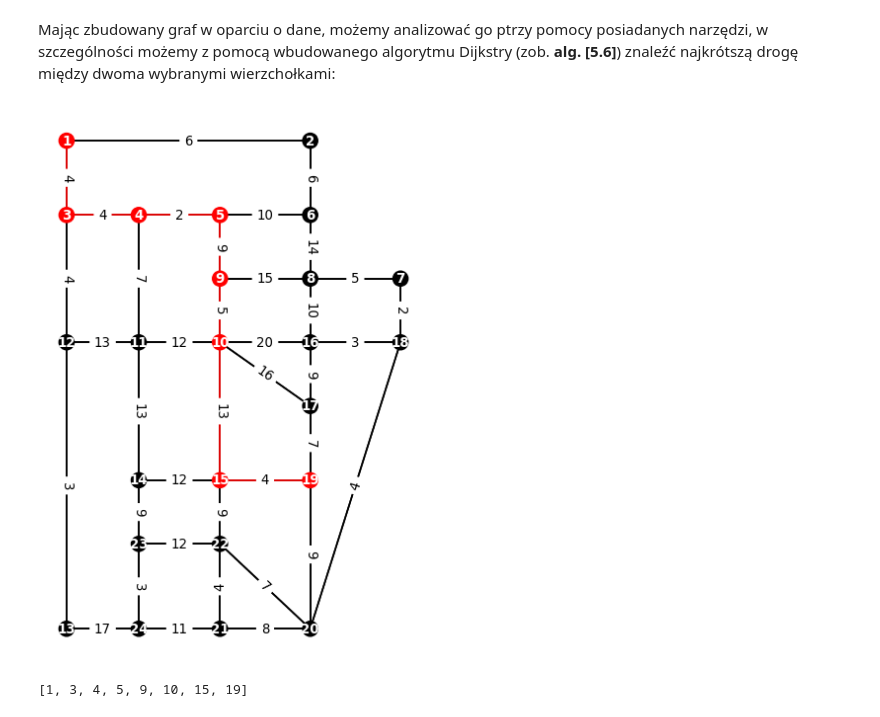
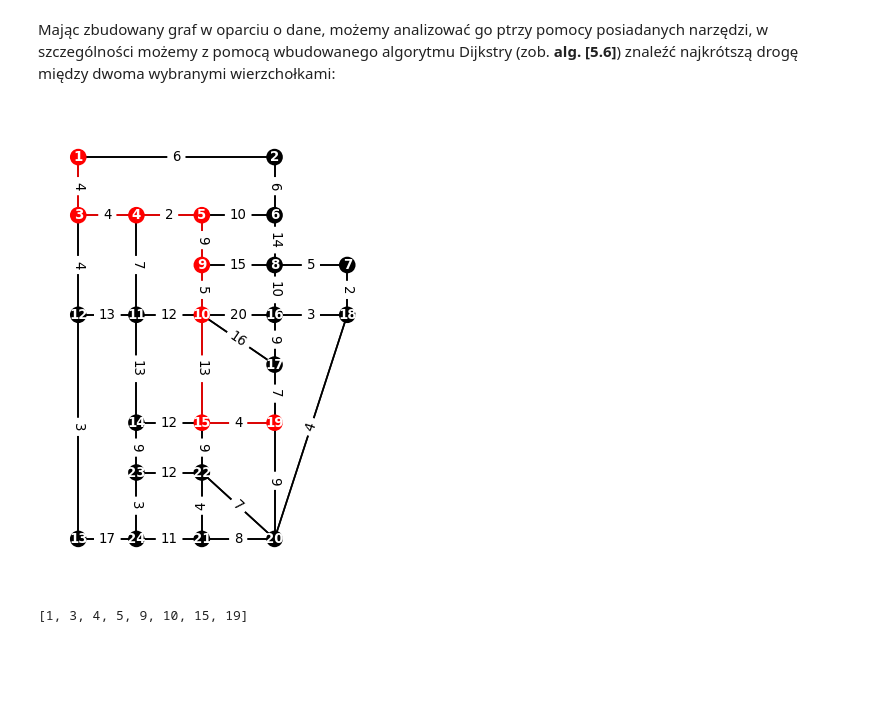
Before and after one commit to bronwojtek/matematyka-dyskretna-python, a Jupyter notebook: md_book/docs/grafy.ipynb, the cells around one changed output. Saved outputs shown, nothing was run; the diff lists cells and outputs as text; code cells hidden in the pictures; blank space fills up the shorter version.

```diff
--- a/md_book/docs/grafy.ipynb
+++ b/md_book/docs/grafy.ipynb
@@ -800,7 +832,7 @@ gdzie $X$ i $Y$ są geograficznymi współrzędnymi. Wczytanie wierzchołków od
 # %%
 S=nx.Graph() # inicjalizacja grafu
 # %%
-f = open("SiouxFalls_node.tntp", "r")
+f = open("SiouxFalls/SiouxFalls_node.tntp", "r")
 line = f.readline()           # opuść pierwszą linię
 line = f.readline()
 while len(line)-1:            # jeśli linia nie jest pusta
@@ -828,7 +865,7 @@ From To Volume Capacity 	Cost
 # %% [markdown]
 gdzie pierwsze dwie kolumny podają wskaźniki wierzchołków, trzecia (Volume Capacity) to przepustowość komunikacyjna (w setkach samochodów na dobę) - tej wielkości nie używamy, a czwarta to koszt przejazdu.
 # %%
-f = open("SiouxFalls_flow.tntp", "r")
+f = open("SiouxFalls/SiouxFalls_flow.tntp", "r")
 line = f.readline()
 line = f.readline()
 while len(line)-1:
@@ -849,22 +886,23 @@ Mając zbudowany graf w oparciu o dane, możemy analizować go ptrzy pomocy posi
 # %%
 node_pos=nx.get_node_attributes(S,'pos')         # położenia wierzchołków
 arc_weight=nx.get_edge_attributes(S,'weight')    # wagi krawędzi
 sp = nx.dijkstra_path(S,source = 1, target = 19) # najkrótsza droga od 1 do 19
 red_edges = list(zip(sp,sp[1:]))                 # lista czerwonych krawędzi
 node_col = ['black' if not node in sp else 'red' for node in S.nodes()]
             # czerwony kolor dla wierchołków na najkrótszej ścieżce, czarny poza
 edge_col = ['black' if not edge in red_edges else 'red' for edge in S.edges()]
             # czerwony kolor dla krawędzi na najkrótszej ścieżce, czarny poza
 
 # rysunek, jak w uprzednich przypadkach
-plt.figure(figsize=(4,6))
+plt.figure(figsize=(3.5,5))
 nx.draw_networkx(S, node_pos,node_color= node_col,
                  node_size=80,font_size=8,font_color="white",font_weight='bold')
 nx.draw_networkx_edges(S, node_pos,edge_color= edge_col)
 nx.draw_networkx_edge_labels(S, node_pos, edge_labels=arc_weight,font_size=8)
-plt.axis('off');
+plt.axis('off')
+plt.show()
 # %% [output]
-[figure, old version]
+[figure, new version]
 # %%
 # najkrótsza ścieżka od 1 do 19
 sp
```
Also changed, not shown: parts of 81 cells of this notebook, 6 other files.
